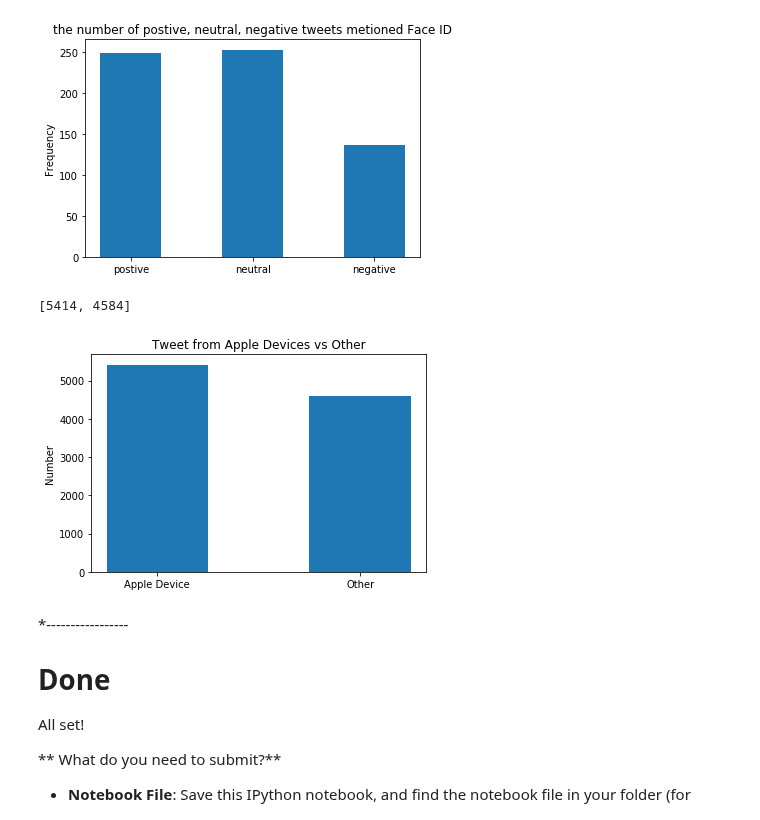
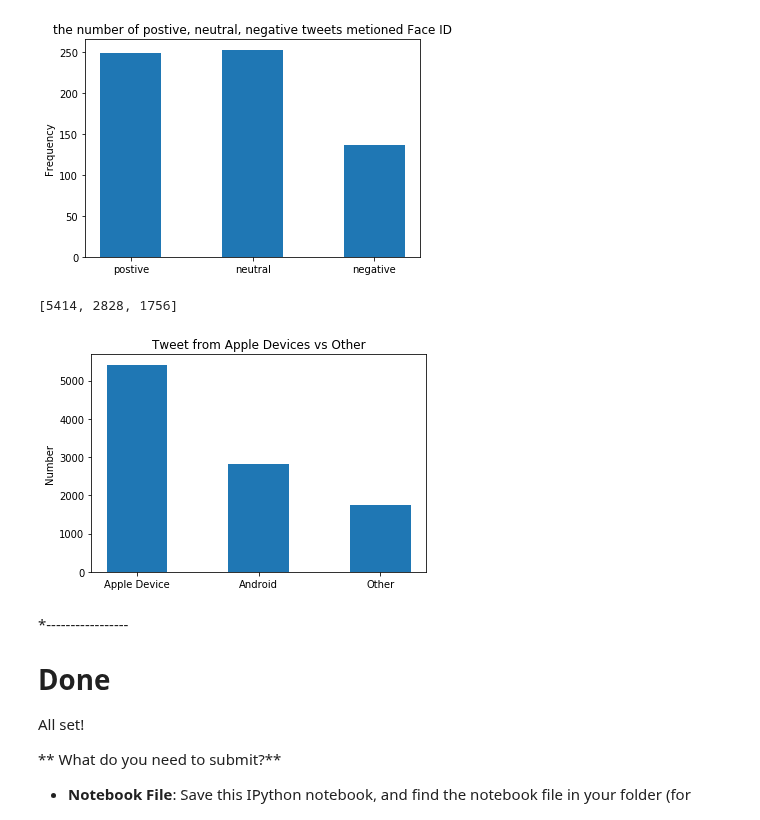
Before and after one commit to tianhaopx/Case-Study-of-Data-Science, a Jupyter notebook: CaseStudy1.ipynb, the cells around one changed output. Cells and saved outputs as stored; diff of their text form; code cells hidden in the pictures.

```diff
--- a/CaseStudy1.ipynb
+++ b/CaseStudy1.ipynb
@@ -669,26 +669,28 @@ plt.show()
 # %%
 # Tweet from Apple Devices vs Other
 tweets = load_json('problem1.json')
-source_list = [0, 0]
+source_list = [0, 0, 0]
 
 for tweet in tweets:
     if 'source' in tweet.keys():
         source_text = tweet['source'].lower()
         if 'mac' in source_text or 'iphone' in source_text or 'ios' in source_text:
             source_list[0] += 1
+        elif 'android' in source_text:
+            source_list[1] +=1
         else:
-            source_list[1] += 1
+            source_list[2] += 1
 
 print(source_list)
 plt.bar(range(len(source_list)), source_list, align='center', width=0.5)
-x_label = ['Apple Device', 'Other']
+x_label = ['Apple Device', 'Android','Other']
 plt.xticks(range(len(x_label)), x_label)
 plt.ylabel("Number")
 plt.title("Tweet from Apple Devices vs Other")
 plt.show()
 # %% [output]
-[5414, 4584]
+[5414, 2828, 1756]
-[figure, old version]
+[figure, new version]
 # %% [markdown]
 *-----------------
 # Done
```
